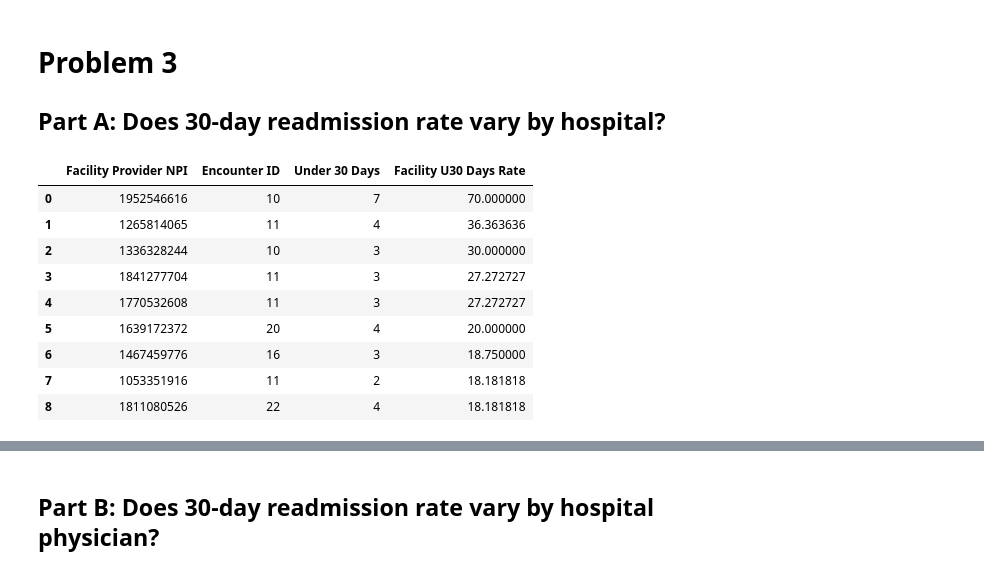
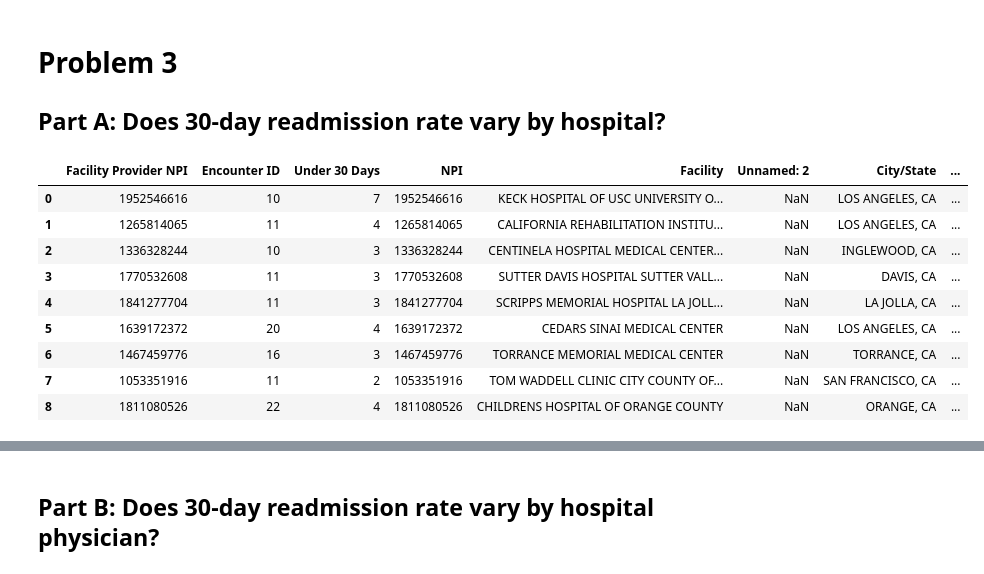
Before and after one commit to jrioross/ursa_health_hospital_readmissions, a Jupyter notebook: ursa_health.ipynb, the cells around one changed output, grey strips where cells are left out. Drawn from its saved outputs; the diff is of its cells as text; code cells hidden in the pictures.

```diff
--- a/ursa_health.ipynb
+++ b/ursa_health.ipynb
@@ -13,5 +13,7 @@ import statsmodels.stats.proportion as sprop
 members = pd.read_csv('data/NSS_GreatCare_Members.csv')
 admissions = pd.read_csv('data/NSS_Hospital_Inpatient_Admissions.csv')
 pcp = pd.read_csv('data/NSS_PrimaryCare_Office_Visits.csv')
+hosp_npi = pd.read_csv('data/hosp_npi.csv')
+hosp_doc_npi = pd.read_csv('data/hosp_doc_npi.csv')
 # %% [markdown]
 # Getting the House in Order
@@ -63,7 +65,7 @@ members['Empirically Attributed PCP Group Provider NPI'] = (members['Empirically
 admissions['Encounter Start Date'] = pd.to_datetime(admissions['Encounter Start Date'], format='%Y-%m-%d')
 admissions['Encounter End Date'] = pd.to_datetime(admissions['Encounter End Date'], format='%Y-%m-%d')
 admissions['Facility Provider NPI'] = (admissions['Facility Provider NPI'].astype("string")
-                                       #.str.replace(".0","")
+                                       .str.replace("\.0","")
                                        .astype("category"))
 admissions['Attending Provider NPI'] = (admissions['Attending Provider NPI'].astype("string")
                                         .str.replace("\.0","")
@@ -78,6 +80,20 @@ pcp['Provider Group NPI'] = (pcp['Provider Group NPI']
                              .astype("string")
                              .str.replace("\.0","")
                              .astype("category"))
+# %%
+hosp_npi['NPI'] = (hosp_npi['NPI'].astype("string")
+                                        .str.replace("\.0","")
+                                        .astype("category"))
+hosp_npi['Facility'] = (hosp_npi['Facility'].astype("string")
+                                        .str.replace("\.0","")
+                                        .astype("category"))
+hosp_doc_npi['NPI'] = (hosp_doc_npi['NPI'].astype("string")
+                                        .str.replace("\.0","")
+                                        .astype("category"))
+hosp_doc_npi['PCP'] = (hosp_doc_npi['PCP'].astype("string")
+                                        .str.replace("\.0","")
+                                        .astype("category"))
+hosp_doc_npi.rename(columns = {'PCP': 'Attending Provider'}, inplace = True)
 # %% [markdown]
 ### Take select columns from the dataframes
 # %%
@@ -411,24 +429,26 @@ pvl(x = u7_month_sum,nobs = 'Encounter Count', count = 'PCP Under 7 Days', null_
 # %%
 # For each facility NPI, calculate a sum of readmissions within 30 days
 # divided by the number of admissions to that facility NPI
 facility_u30_ct = readmissions.groupby('Facility Provider NPI', as_index = False)['Under 30 Days'].sum()
 encounters_by_facility = readmissions.groupby('Facility Provider NPI', as_index = False)['Encounter ID'].count()
 
-facility_u30 = pd.merge(encounters_by_facility, facility_u30_ct, how = 'left')
+fac_u30 = pd.merge(encounters_by_facility, facility_u30_ct, how = 'left')
+facility_u30 = pd.merge(fac_u30, hosp_npi, how = 'inner', left_on = 'Facility Provider NPI', right_on = 'NPI')
 
 facility_u30['Facility U30 Days Rate'] = 100*facility_u30['Under 30 Days']/facility_u30['Encounter ID']
 facility_u30
 fac_u30_sum = facility_u30[facility_u30['Encounter ID'] >= 10].sort_values('Facility U30 Days Rate', ascending = False).head(9).reset_index(drop=True)
+
 fac_u30_sum
 # %% [output]
-|  | Facility Provider NPI | Encounter ID | Under 30 Days | Facility U30 Days Rate |
-| 0 | 1952546616 | 10 | 7 | 70.000000 |
-| 1 | 1265814065 | 11 | 4 | 36.363636 |
-| 2 | 1336328244 | 10 | 3 | 30.000000 |
-| 3 | 1841277704 | 11 | 3 | 27.272727 |
-| 4 | 1770532608 | 11 | 3 | 27.272727 |
-| 5 | 1639172372 | 20 | 4 | 20.000000 |
-| 6 | 1467459776 | 16 | 3 | 18.750000 |
-| 7 | 1053351916 | 11 | 2 | 18.181818 |
-| 8 | 1811080526 | 22 | 4 | 18.181818 |
+|  | Facility Provider NPI | Encounter ID | Under 30 Days | NPI | Facility | Unnamed: 2 | City/State | ... |
+| 0 | 1952546616 | 10 | 7 | 1952546616 | KECK HOSPITAL OF USC UNIVERSITY O... | NaN | LOS ANGELES, CA | ... |
+| 1 | 1265814065 | 11 | 4 | 1265814065 | CALIFORNIA REHABILITATION INSTITU... | NaN | LOS ANGELES, CA | ... |
+| 2 | 1336328244 | 10 | 3 | 1336328244 | CENTINELA HOSPITAL MEDICAL CENTER... | NaN | INGLEWOOD, CA | ... |
+| 3 | 1770532608 | 11 | 3 | 1770532608 | SUTTER DAVIS HOSPITAL SUTTER VALL... | NaN | DAVIS, CA | ... |
+| 4 | 1841277704 | 11 | 3 | 1841277704 | SCRIPPS MEMORIAL HOSPITAL LA JOLL... | NaN | LA JOLLA, CA | ... |
+| 5 | 1639172372 | 20 | 4 | 1639172372 | CEDARS SINAI MEDICAL CENTER | NaN | LOS ANGELES, CA | ... |
+| 6 | 1467459776 | 16 | 3 | 1467459776 | TORRANCE MEMORIAL MEDICAL CENTER | NaN | TORRANCE, CA | ... |
+| 7 | 1053351916 | 11 | 2 | 1053351916 | TOM WADDELL CLINIC CITY COUNTY OF... | NaN | SAN FRANCISCO, CA | ... |
+| 8 | 1811080526 | 22 | 4 | 1811080526 | CHILDRENS HOSPITAL OF ORANGE COUNTY | NaN | ORANGE, CA | ... |
 # %%
```
Also changed, not shown: parts of 17 cells of this notebook.
